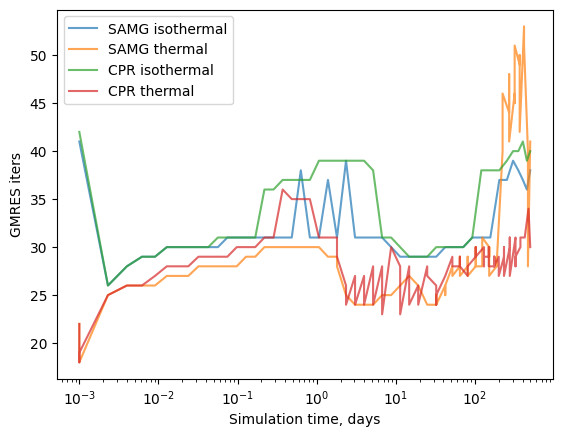
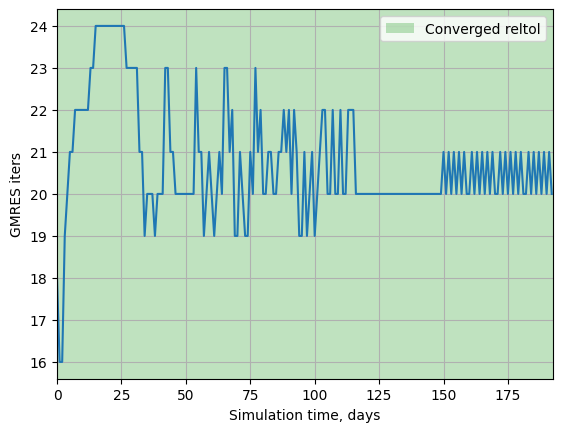
The notebook cell's code change between the first figure and the second:
--- before
+++ after
@@ -3,8 +3,10 @@
     ls = get_ls_indices(d)
     st, sl, op = get_num_sticking_sliding_open(d)
+    color_converged_reason(d)
+    plt.plot(get_gmres_iterations(d))
     total_frac = st + sl + op
-    plt.plot(ts[ls] / DAY, get_gmres_iterations(d), label=name, alpha=0.7)
+    # plt.plot(ts[ls] / DAY, get_gmres_iterations(d), label=name, alpha=0.7)
     
-plt.xscale('log')
+# plt.xscale('log')
 plt.ylabel('GMRES iters')
 plt.xlabel('Simulation time, days')

Commit: checkpoint